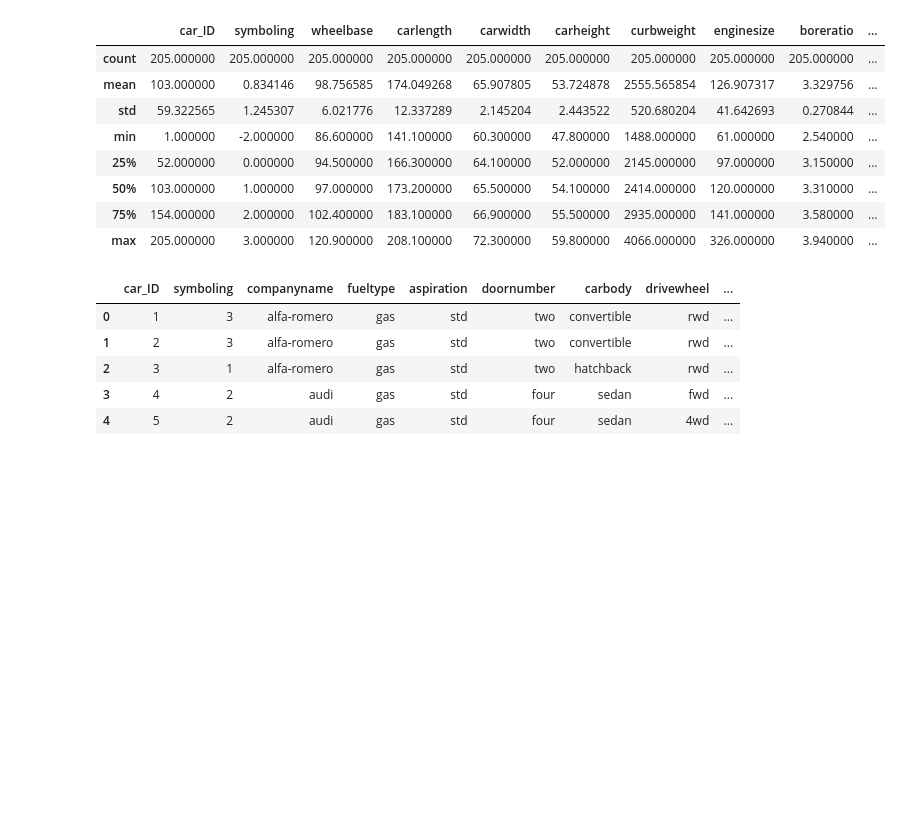
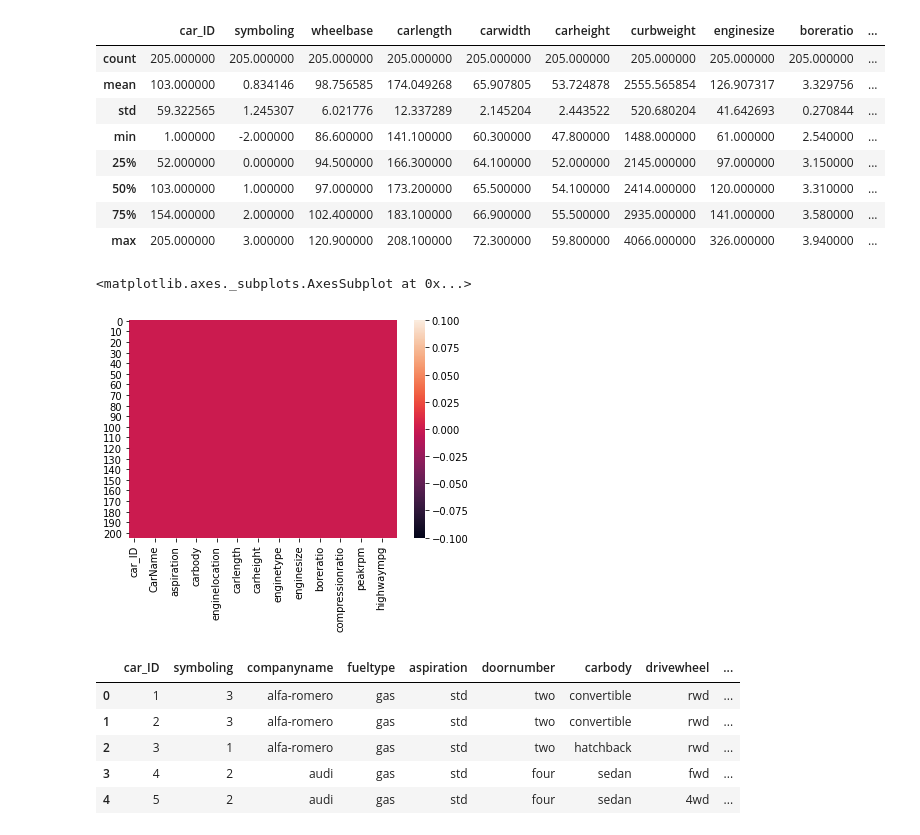
Before and after one commit to shivajhbax/Car_Price_prediction_using_linear_model, a Jupyter notebook: car_price_prediction_linear_regression_assignment.ipynb, the cells around one changed output. Saved outputs shown, nothing was run; the diff lists cells and outputs as text; code cells hidden in the pictures; blank space fills up the shorter version.

```diff
--- a/car_price_prediction_linear_regression_assignment.ipynb
+++ b/car_price_prediction_linear_regression_assignment.ipynb
@@ -47,6 +49,11 @@ car.describe()
 | 50% | 103.000000 | 1.000000 | 97.000000 | 173.200000 | 65.500000 | 54.100000 | 2414.000000 | 120.000000 | 3.310000 | ... |
 | 75% | 154.000000 | 2.000000 | 102.400000 | 183.100000 | 66.900000 | 55.500000 | 2935.000000 | 141.000000 | 3.580000 | ... |
 | max | 205.000000 | 3.000000 | 120.900000 | 208.100000 | 72.300000 | 59.800000 | 4066.000000 | 326.000000 | 3.940000 | ... |
+# %%
+sns.heatmap(car.isnull())
+# %% [output]
+<matplotlib.axes._subplots.AxesSubplot at 0x...>
+[figure, added]
 # %%
 #cleaning Car Name to keep only brand(company) name and remove model names
 
```
Also changed, not shown: parts of 12 cells of this notebook.
